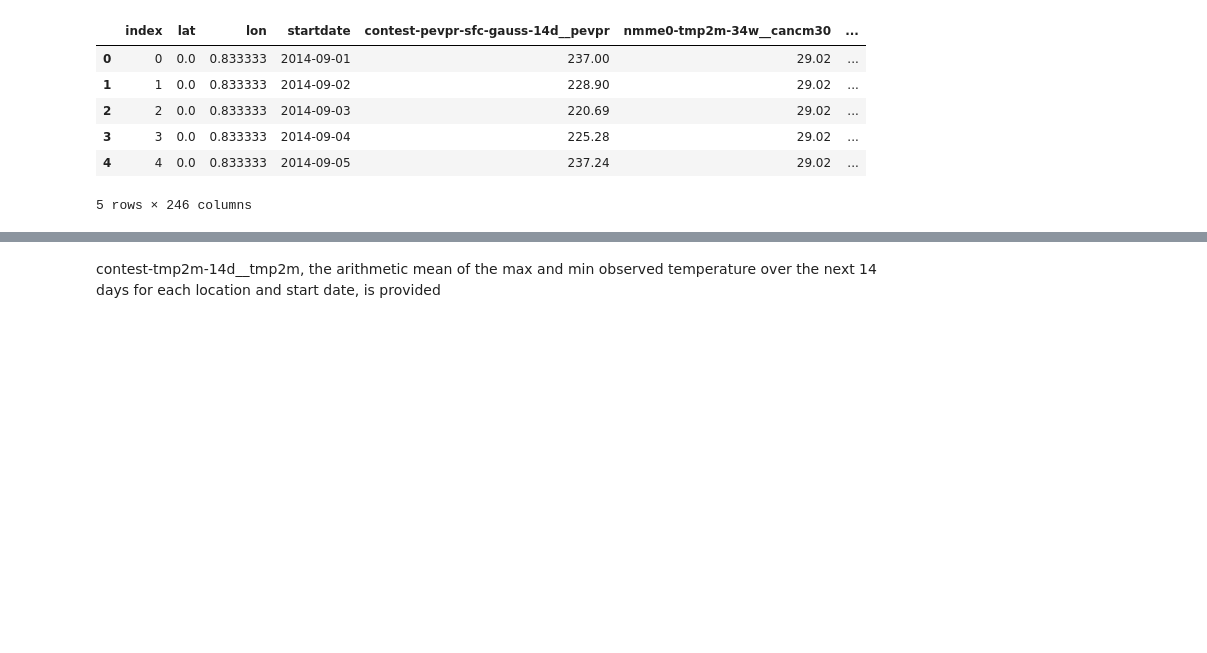
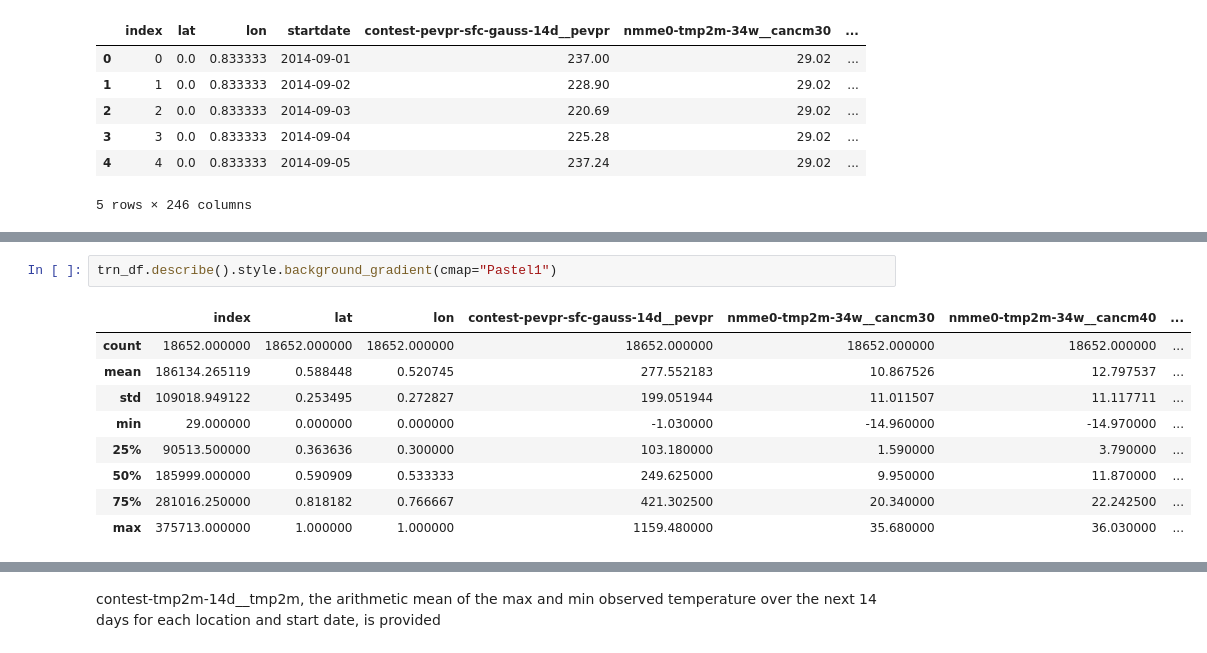
Before and after one commit to GagraniV/WiDS2023, a Jupyter notebook: VJ_WiDS_Jan132023.ipynb, the cells around one changed output, grey strips where cells are left out. Saved outputs shown, nothing was run; the diff lists cells and outputs as text; blank space fills up the shorter version.

```diff
--- a/VJ_WiDS_Jan132023.ipynb
+++ b/VJ_WiDS_Jan132023.ipynb
@@ -169,0 +191,12 @@ contest-tmp2m-14d__tmp2m
+# %%
+trn_df.describe().style.background_gradient(cmap="Pastel1")
+# %% [output]
+|  | index | lat | lon | contest-pevpr-sfc-gauss-14d__pevpr | nmme0-tmp2m-34w__cancm30 | nmme0-tmp2m-34w__cancm40 | ... |
+| count | 18652.000000 | 18652.000000 | 18652.000000 | 18652.000000 | 18652.000000 | 18652.000000 | ... |
+| mean | 186134.265119 | 0.588448 | 0.520745 | 277.552183 | 10.867526 | 12.797537 | ... |
+| std | 109018.949122 | 0.253495 | 0.272827 | 199.051944 | 11.011507 | 11.117711 | ... |
+| min | 29.000000 | 0.000000 | 0.000000 | -1.030000 | -14.960000 | -14.970000 | ... |
+| 25% | 90513.500000 | 0.363636 | 0.300000 | 103.180000 | 1.590000 | 3.790000 | ... |
+| 50% | 185999.000000 | 0.590909 | 0.533333 | 249.625000 | 9.950000 | 11.870000 | ... |
+| 75% | 281016.250000 | 0.818182 | 0.766667 | 421.302500 | 20.340000 | 22.242500 | ... |
+| max | 375713.000000 | 1.000000 | 1.000000 | 1159.480000 | 35.680000 | 36.030000 | ... |
```
Also changed, not shown: parts of 37 cells of this notebook.
